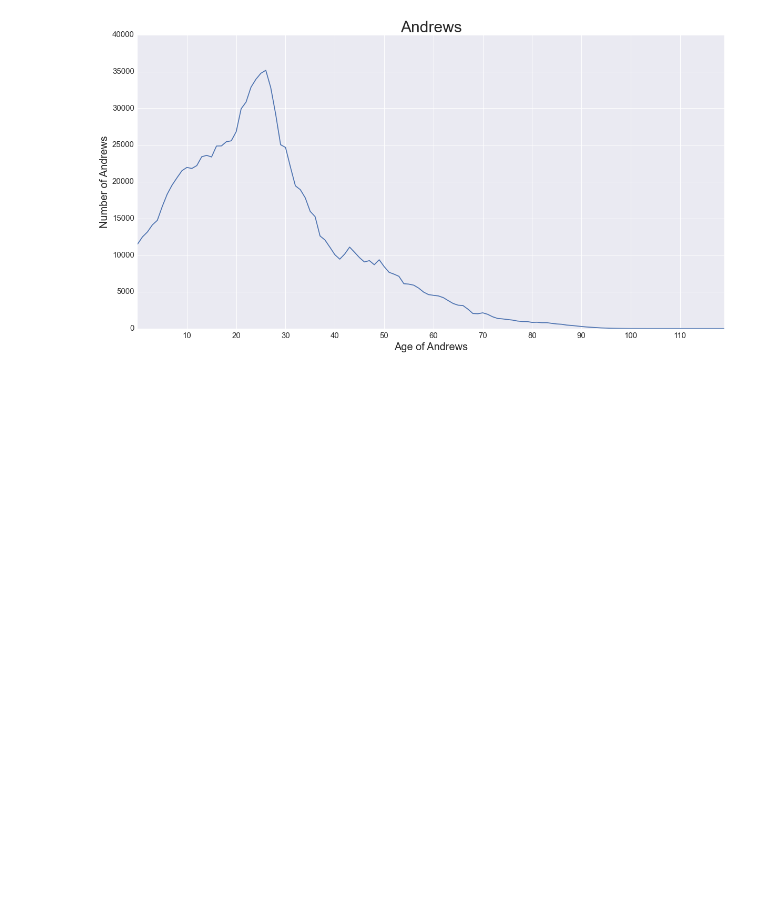
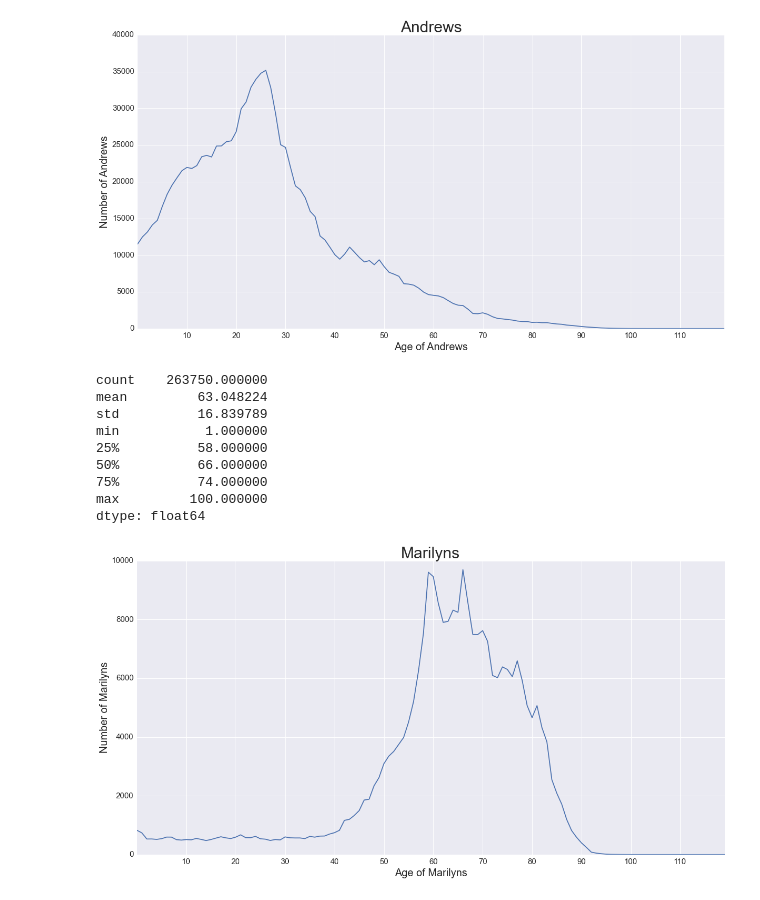
Before and after one commit to mdbecker/name_ages, a Jupyter notebook: names_age.ipynb, the cells around one changed output. Cells and saved outputs as stored; diff of their text form; code cells hidden in the pictures; blank space fills up the shorter version.

```diff
--- a/names_age.ipynb
+++ b/names_age.ipynb
@@ -1121,3 +1214,16 @@ min            1.000000
 max          103.000000
 dtype: float64
 [figure]
+# %%
+name_stats('Marilyn', 'female')
+# %% [output]
+count    263750.000000
+mean         63.048224
+std          16.839789
+min           1.000000
+25%          58.000000
+50%          66.000000
+75%          74.000000
+max         100.000000
+dtype: float64
+[figure, added]
```
Also changed, not shown: parts of 10 cells of this notebook.
